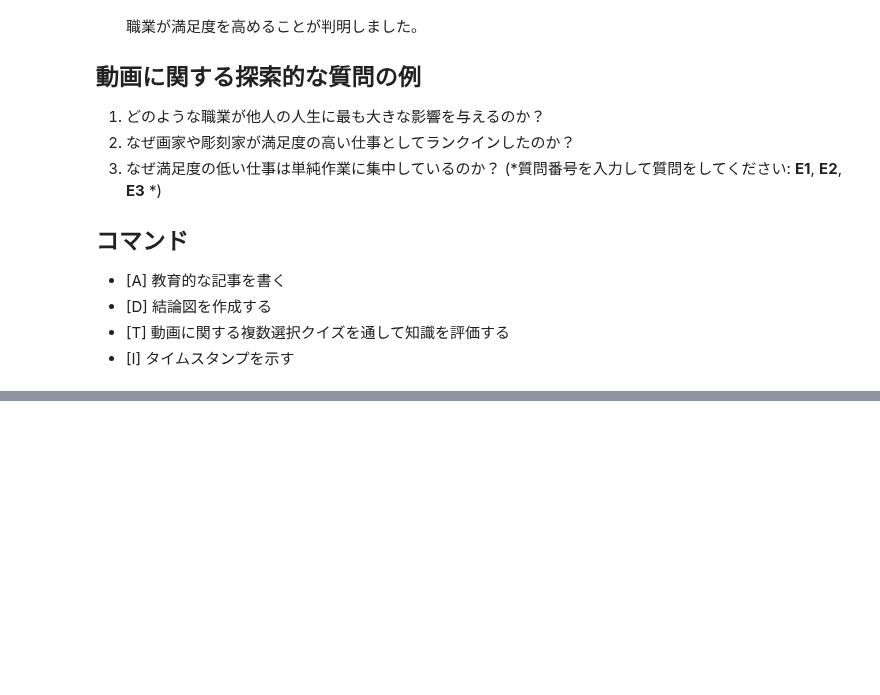
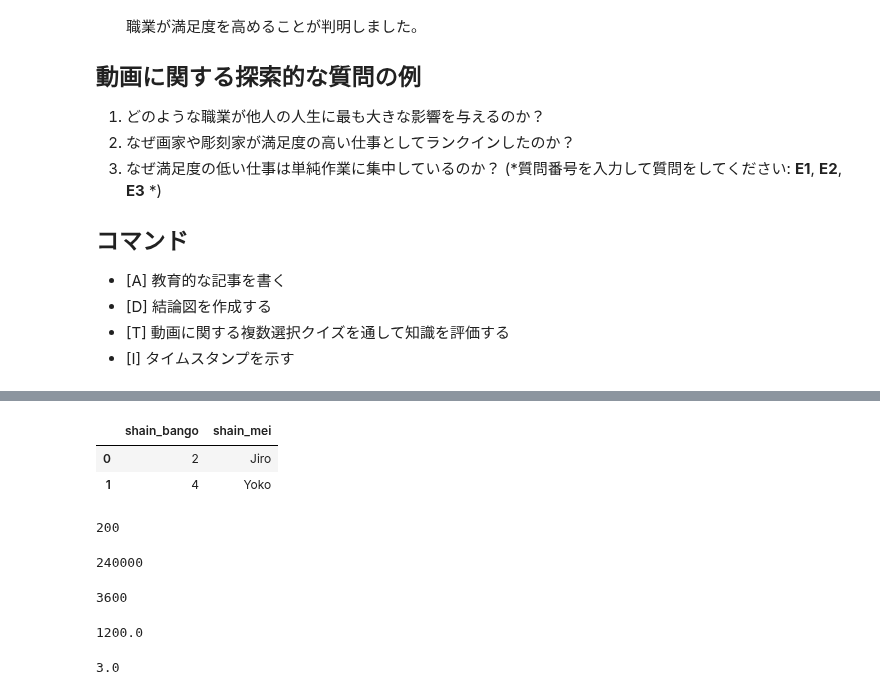
Before and after one commit to phonon-py/DatabaseSpecialistStudy, a Jupyter notebook: main_v2.ipynb, the cells around one changed output, grey strips where cells are left out. Saved outputs shown, nothing was run; the diff lists cells and outputs as text; code cells hidden in the pictures; blank space fills up the shorter version.

```diff
--- a/main_v2.ipynb
+++ b/main_v2.ipynb
@@ -2359,0 +2513,36 @@ print(result)
+# %%
+df
+# %% [output]
+|  | shain_bango | shain_mei |
+| 0 | 2 | Jiro |
+| 1 | 4 | Yoko |
+# %%
+# 1秒あたり20件、容量は1件/10kバイト
+min_bite = 20 * 10
+min_bite
+# %% [output]
+200
+# %%
+# ログファイルの切り替わり
+chenge_log_file = 240*1000
+chenge_log_file
+# %% [output]
+240000
+# %%
+# 1時間を秒に変換
+hour_to_min = 60*60
+hour_to_min
+# %% [output]
+3600
+# %%
+# 何秒でログファイルが一杯になるか
+fuel_log_file = chenge_log_file / min_bite
+fuel_log_file
+# %% [output]
+1200.0
+# %%
+# 1時間に何回ログファイルが切り替わるか
+chenge_log_count = hour_to_min/fuel_log_file
+chenge_log_count
+# %% [output]
+3.0
```
Also changed, not shown: parts of 11 cells of this notebook, 2 other files.
